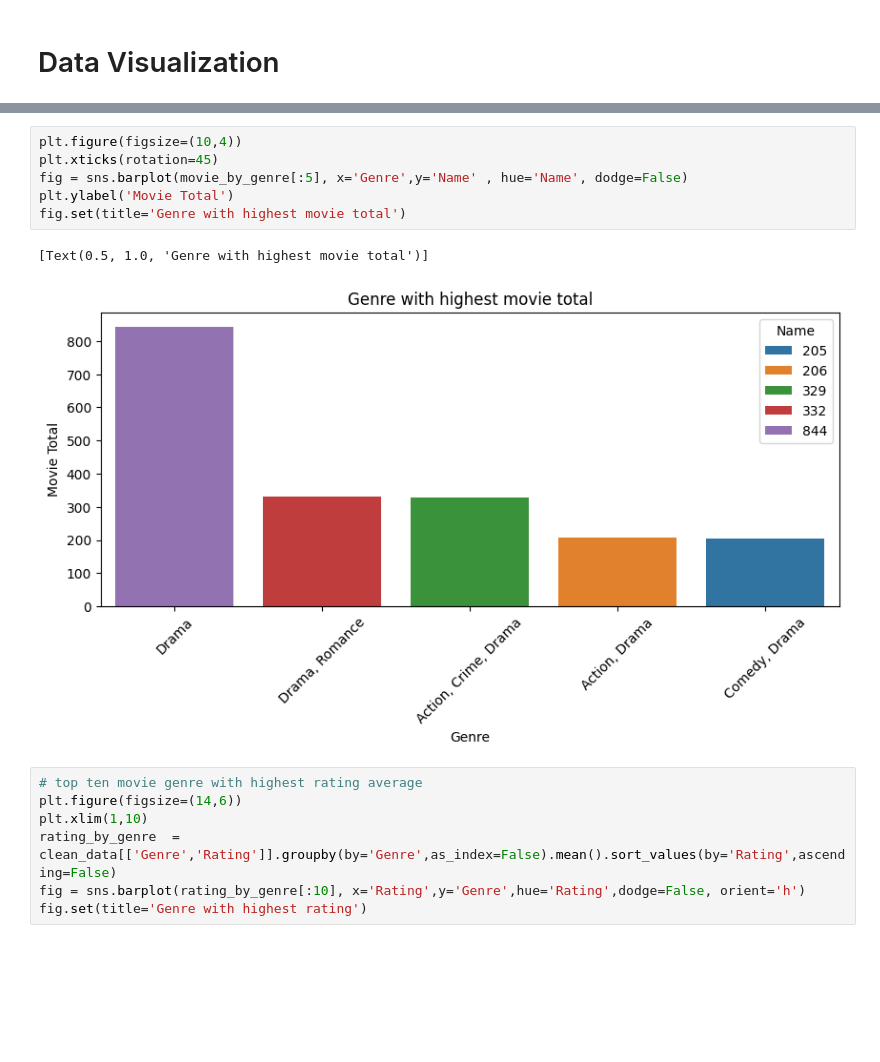
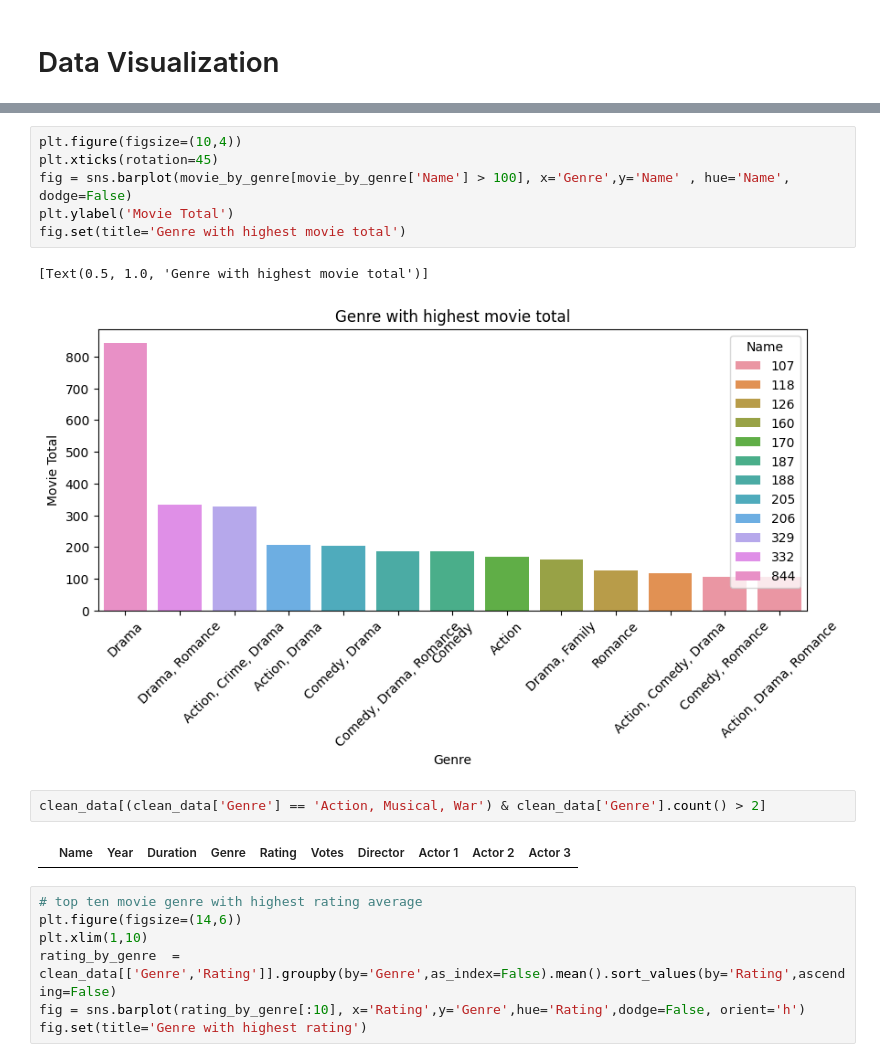
Before and after one commit to kdmwangi/Data-Science, a Jupyter notebook: Movie_rating_prediction.ipynb, the cells around one changed output, grey strips where cells are left out. Saved outputs shown, nothing was run; the diff lists cells and outputs as text; blank space fills up the shorter version.

```diff
--- a/Movie_rating_prediction.ipynb
+++ b/Movie_rating_prediction.ipynb
@@ -229,12 +244,16 @@ movie_by_genre = clean_data.groupby('Genre',as_index=False).count().sort_values(
 # %%
 plt.figure(figsize=(10,4))
 plt.xticks(rotation=45)
-fig = sns.barplot(movie_by_genre[:5], x='Genre',y='Name' , hue='Name', dodge=False)
+fig = sns.barplot(movie_by_genre[movie_by_genre['Name'] > 100], x='Genre',y='Name' , hue='Name', dodge=False)
 plt.ylabel('Movie Total')
 fig.set(title='Genre with highest movie total')
 # %% [output]
 [Text(0.5, 1.0, 'Genre with highest movie total')]
-[figure, old version]
+[figure, new version]
+# %%
+clean_data[(clean_data['Genre'] == 'Action, Musical, War') & clean_data['Genre'].count() > 2]
+# %% [output]
+|  | Name | Year | Duration | Genre | Rating | Votes | Director | Actor 1 | Actor 2 | Actor 3 |
 # %%
 # top ten movie genre with highest rating average
 plt.figure(figsize=(14,6))
```
Also changed, not shown: parts of 29 cells of this notebook.
